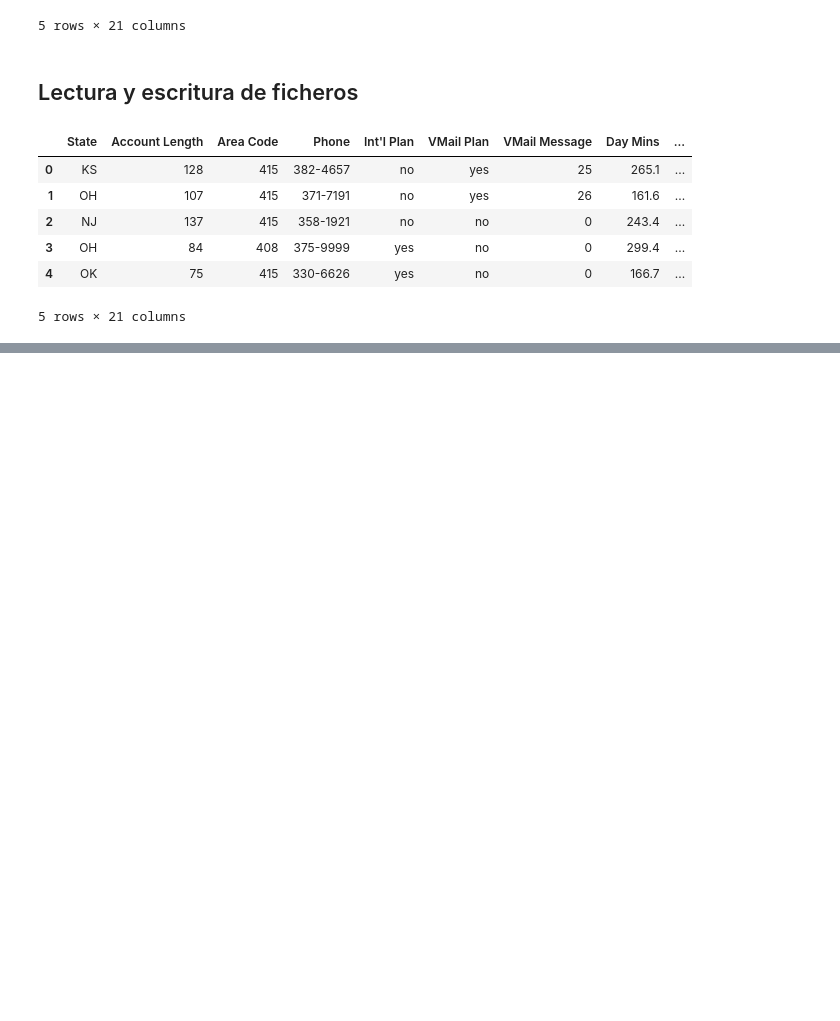
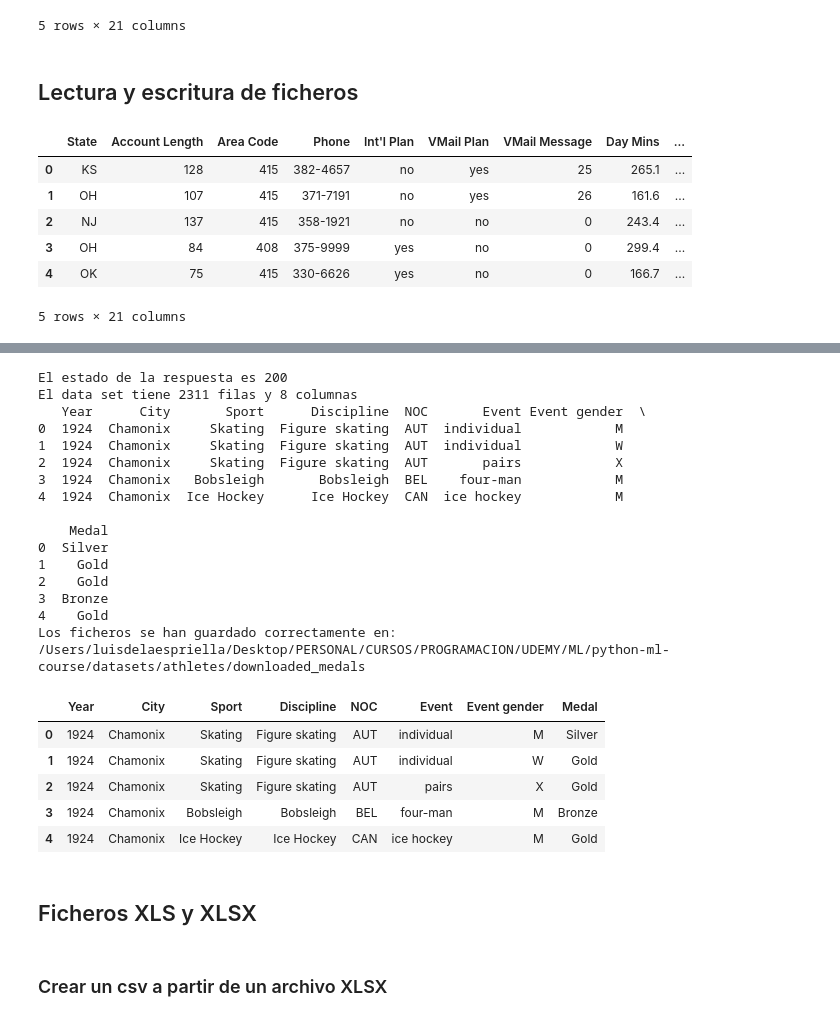
Before and after one commit to ledelaespriella/learning-python-ml, a Jupyter notebook: notebooks-practica/Tema 1-Carga datos.ipynb, the cells around one changed output, grey strips where cells are left out. Drawn from its saved outputs; the diff is of its cells as text; code cells hidden in the pictures; blank space fills up the shorter version.

```diff
--- a/notebooks-practica/Tema 1.ipynb
+++ b/notebooks-practica/Tema 1-Carga datos.ipynb
@@ -137,0 +210,28 @@ df4.head()
+# %%
+medals_df = downloadFromURL(medals_url, "athletes/downloaded_medals")
+medals_df.head()
+# %% [output]
+El estado de la respuesta es 200
+El data set tiene 2311 filas y 8 columnas
+   Year      City       Sport      Discipline  NOC       Event Event gender  \
+0  1924  Chamonix     Skating  Figure skating  AUT  individual            M
+1  1924  Chamonix     Skating  Figure skating  AUT  individual            W
+2  1924  Chamonix     Skating  Figure skating  AUT       pairs            X
+3  1924  Chamonix   Bobsleigh       Bobsleigh  BEL    four-man            M
+4  1924  Chamonix  Ice Hockey      Ice Hockey  CAN  ice hockey            M
+
+    Medal
+0  Silver
+1    Gold
+2    Gold
+3  Bronze
+4    Gold
+Los ficheros se han guardado correctamente en: /Users/luisdelaespriella/Desktop/PERSONAL/CURSOS/PROGRAMACION/UDEMY/ML/python-ml-course/datasets/athletes/downloaded_medals
+|  | Year | City | Sport | Discipline | NOC | Event | Event gender | Medal |
+| 0 | 1924 | Chamonix | Skating | Figure skating | AUT | individual | M | Silver |
+| 1 | 1924 | Chamonix | Skating | Figure skating | AUT | individual | W | Gold |
+| 2 | 1924 | Chamonix | Skating | Figure skating | AUT | pairs | X | Gold |
+| 3 | 1924 | Chamonix | Bobsleigh | Bobsleigh | BEL | four-man | M | Bronze |
+| 4 | 1924 | Chamonix | Ice Hockey | Ice Hockey | CAN | ice hockey | M | Gold |
+# %% [markdown]
+## Ficheros XLS y XLSX
@@ -137,0 +246,2 @@ df4.head()
+# %% [markdown]
+### Crear un csv a partir de un archivo XLSX
```
Also changed, not shown: parts of 12 cells of this notebook, 1 other file.
